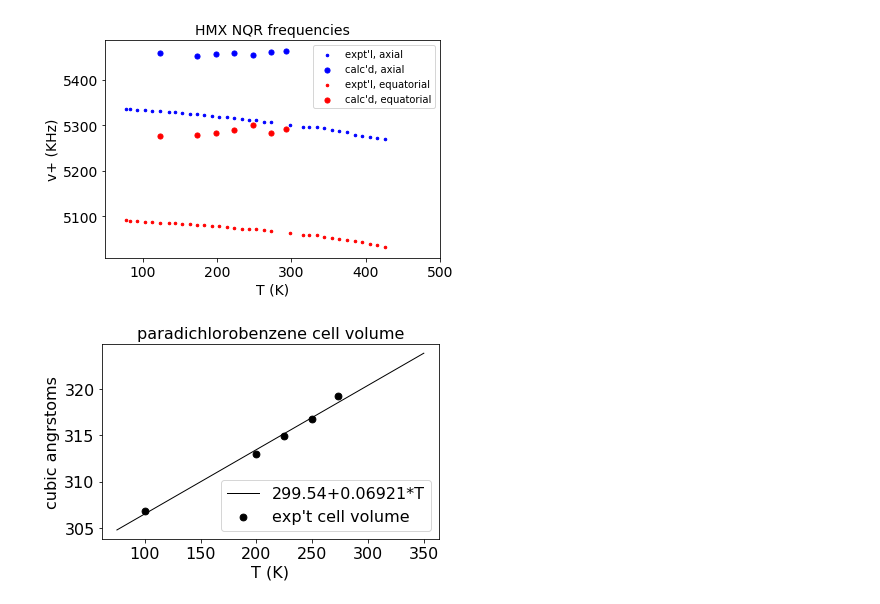
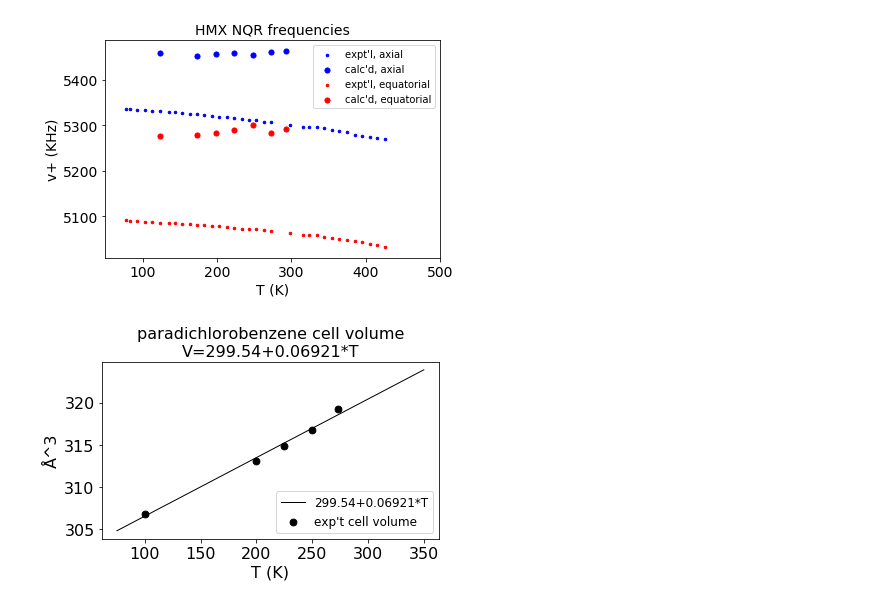
Before and after one commit to Altoidnerd/python-pwscf, a Jupyter notebook: data_analysis/apsplots.ipynb, the cells around one changed output. Cells and saved outputs as stored; diff of their text form; code cells hidden in the pictures.

```diff
--- a/data_analysis/apsplots.ipynb
+++ b/data_analysis/apsplots.ipynb
@@ -218,14 +221,14 @@ calc_fit_quadratic   = [ fitCalcT2(item) for item in dom ]
 #
 SMALL_SIZE = 10
 MEDIUM_SIZE = 12
-BIGGER_SIZE = 14
+BIGGER_SIZE = 12.5
 
 plt.rc('font', size=BIGGER_SIZE)          # controls default text sizes
 plt.rc('axes', titlesize=BIGGER_SIZE)     # fontsize of the axes title
 plt.rc('axes', labelsize=BIGGER_SIZE)    # fontsize of the x and y labels
 plt.rc('xtick', labelsize=BIGGER_SIZE)    # fontsize of the tick labels
 plt.rc('ytick', labelsize=BIGGER_SIZE)    # fontsize of the tick labels
-plt.rc('legend', fontsize=BIGGER_SIZE)    # legend fontsize
+plt.rc('legend', fontsize=MEDIUM_SIZE)    # legend fontsize
 plt.rc('figure', titlesize=BIGGER_SIZE)
 
 
@@ -237,15 +240,17 @@ plt.plot(dom, expr_fit_quadratic, color='k', linewidth=1)
 plt.plot(dom, calc_fit_quadratic, color='k', linewidth=1)
 plt.scatter(calcT, calcFq, marker='o', s=46,color='k', label='calculated')
 plt.errorbar(calcT, calcFq, yerr=np.std(calcFq), linewidth=1,color='k', fmt='none')
-plt.xlim(0,350)
+plt.xlim(0,430)
+plt.ylim(33.4,35)
 #plt.plot(calcT,calcFit)
 
 
 plt.legend(loc=3)
-
-plt.title("paradichlorobenzene NQR frequency")
-plt.xlabel("T (K)")
-plt.ylabel('MHz')
+legend=plt.legend()
+legend.get_frame().set_linewidth(0.0)
+plt.title("")
+plt.xlabel("temperature (K)")
+plt.ylabel('dichlorobenzene \nNQR frequency(MHz)')
 plt.tight_layout()
 
 plt.savefig('pcl2p.pdf', format='pdf')
@@ -376,38 +381,38 @@ def fitVolVsT(T):
 dom = np.linspace(75,350,300)
 volume_fit = [ fitVolVsT(t) for t in dom ]
 
 
 
 SMALL_SIZE = 10
 MEDIUM_SIZE = 12
 BIGGER_SIZE = 16
 
 plt.rc('font', size=BIGGER_SIZE)          # controls default text sizes
 plt.rc('axes', titlesize=BIGGER_SIZE)     # fontsize of the axes title
 plt.rc('axes', labelsize=BIGGER_SIZE)    # fontsize of the x and y labels
 plt.rc('xtick', labelsize=BIGGER_SIZE)    # fontsize of the tick labels
 plt.rc('ytick', labelsize=BIGGER_SIZE)    # fontsize of the tick labels
-plt.rc('legend', fontsize=BIGGER_SIZE)    # legend fontsize
+plt.rc('legend', fontsize=MEDIUM_SIZE)    # legend fontsize
 plt.rc('figure', titlesize=BIGGER_SIZE)
 
 
 
 plt.scatter(T, vol, marker='o', s=46,color='k', label='exp\'t cell volume')
 plt.plot(dom, volume_fit, color='k', linewidth=1, label='299.54+0.06921*T')
 
 
 plt.legend(loc=4)
 
-plt.title("paradichlorobenzene cell volume")
+plt.title("paradichlorobenzene cell volume\nV=299.54+0.06921*T")
 plt.xlabel("T (K)")
-plt.ylabel('cubic angrstoms')
+plt.ylabel('Å^3')
 plt.tight_layout()
 
-plt.savefig('cq0.pdf', format='pdf')
+plt.savefig('pcl2p/volume.pdf', format='pdf')
 
 plt.show()
 # %% [output]
-[figure, old version]
+[figure, new version]
 # %%
 import matplotlib.pyplot as plt
 import numpy as np
```
Also changed, not shown: parts of 3 cells of this notebook, 7 other files.
